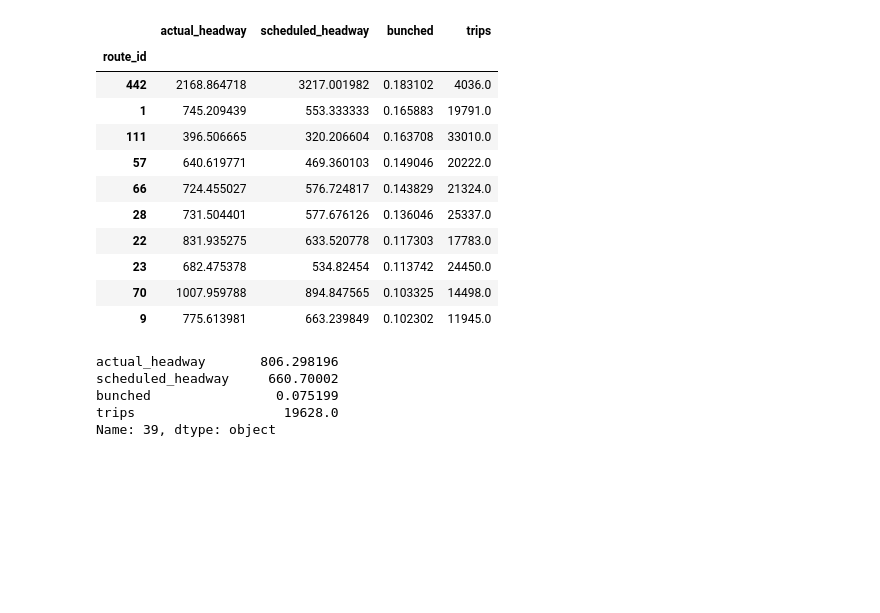
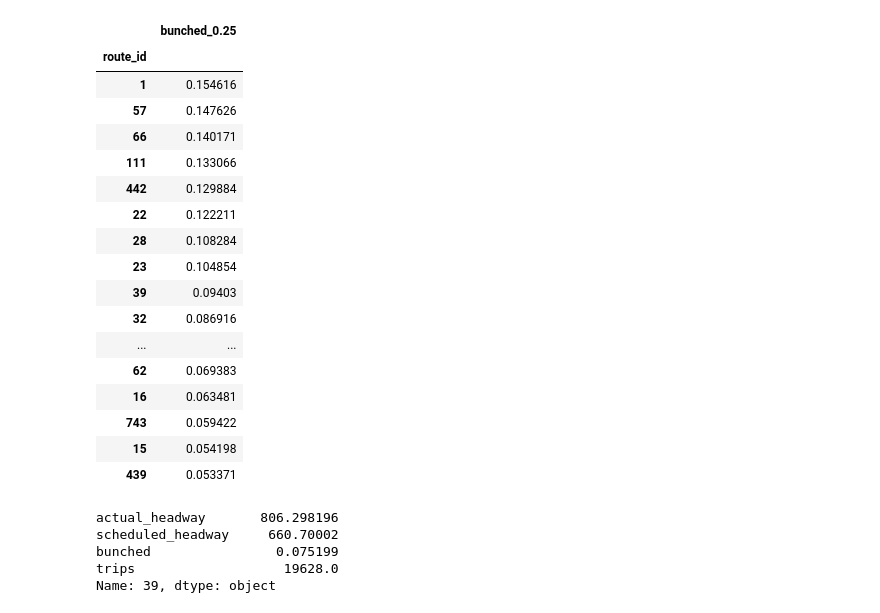
Before and after one commit to transitmatters/bunching-reports, a Jupyter notebook: bunchie_noload.ipynb, the cells around one changed output. Cells and saved outputs as stored; diff of their text form; code cells hidden in the pictures; blank space fills up the shorter version.

Commit message:
final code in bunchie_noload.ipynb and pokey.ipynb. Also updated bunching reports for 2023 data and scheduled-headway based bunch calcs

```diff
--- a/bunchie_noload.ipynb
+++ b/bunchie_noload.ipynb
@@ -9,7 +9,7 @@ import pathlib
 import glob
 import numpy as np
 # %%
-input_file = "./data/in-data/2023/MBTA-Bus-Arrival-Departure-Times_2023-06.csv"
+input_file = "./data/in-data/2023/MBTA-Bus-Arrival-Departure-Times_2023-08.csv"
 output_dir = "./data/out-data/"
 
 raw_dat = pd.read_csv(input_file)
@@ -51,6 +51,7 @@ Archive for 20230630 already exists: 20230629
 # That you can then read/load/process individually.
 # %%
 # routes = ["111", "39"]
+MONTH=10
 routes = all_routes
 
 direction = "*" # use 0 and 1 if you want to specify outbound and inbound. * will use both.
@@ -58,24 +59,25 @@ direction = "*" # use 0 and 1 if you want to specify outbound and inbound. * wil
 OUTPUT = dict()
 
 for ROUTE in routes:
-    files = glob.glob(f"{output_dir}/Events/monthly-bus-data/{ROUTE}-{direction}-*/**/events.csv.gz", recursive=True)
+    files = glob.glob(f"{output_dir}/Events/monthly-bus-data/{ROUTE}-{direction}-*/**/Month={MONTH}/events.csv.gz", recursive=True)
 
     route_output = []
     for f in files:
         df = pd.read_csv(f, parse_dates=['service_date',"event_time"])
-        df = df[(df.event_type == "ARR") & (df.service_date.dt.dayofweek < 5) & (df.event_time.dt.hour >= 7) & (df.event_time.dt.hour < 19)]
+        df = df[(df.event_type == "ARR") & (df.service_date.dt.dayofweek < 5) & df.event_time.dt.hour.isin(range(7,19))]
         df['actual_headway'] = df.groupby('service_date').event_time.diff().dt.seconds
 
         df = df[['actual_headway', 'scheduled_headway']].dropna()
 
-        df['bunched'] = df.actual_headway / df.scheduled_headway < 0.25
+        for n in [0.1, 0.2, 0.3, 0.4, 0.5, 0.25]:
+            df['bunched_' + str(n)] = df.actual_headway / df.scheduled_headway < n
 
         route_output.append(df)
 
     output = pd.concat(route_output)
     n_trips = len(output)
     output = output.agg("mean")
-    output.columns = ["mean_actual_headway", "mean_scheduled_headway", "bunched_ratio"]
+    output.rename({"actual_headway": "mean_actual_headway", "scheduled_headway": "mean_scheduled_headway"}, inplace=True)
     output["trips"] = n_trips
     output["route_id"] = ROUTE
 
@@ -101,18 +131,24 @@ data
 # %%
-data[data.trips > 100].sort_values(by='bunched', ascending=False).head(10)
+data[data.trips > 100][["bunched_0.25"]].sort_values(by='bunched_0.25', ascending=False).head(20) # aug
 # %% [output]
-|  | actual_headway | scheduled_headway | bunched | trips |
-| route_id |  |  |  |  |
-| 442 | 2168.864718 | 3217.001982 | 0.183102 | 4036.0 |
-| 1 | 745.209439 | 553.333333 | 0.165883 | 19791.0 |
-| 111 | 396.506665 | 320.206604 | 0.163708 | 33010.0 |
-| 57 | 640.619771 | 469.360103 | 0.149046 | 20222.0 |
-| 66 | 724.455027 | 576.724817 | 0.143829 | 21324.0 |
-| 28 | 731.504401 | 577.676126 | 0.136046 | 25337.0 |
-| 22 | 831.935275 | 633.520778 | 0.117303 | 17783.0 |
-| 23 | 682.475378 | 534.82454 | 0.113742 | 24450.0 |
-| 70 | 1007.959788 | 894.847565 | 0.103325 | 14498.0 |
-| 9 | 775.613981 | 663.239849 | 0.102302 | 11945.0 |
+|  | bunched_0.25 |
+| route_id |  |
+| 1 | 0.154616 |
+| 57 | 0.147626 |
+| 66 | 0.140171 |
+| 111 | 0.133066 |
+| 442 | 0.129884 |
+| 22 | 0.122211 |
+| 28 | 0.108284 |
+| 23 | 0.104854 |
+| 39 | 0.09403 |
+| 32 | 0.086916 |
+| ... | ... |
+| 62 | 0.069383 |
+| 16 | 0.063481 |
+| 743 | 0.059422 |
+| 15 | 0.054198 |
+| 439 | 0.053371 |
 # %%
 data.loc["39"]
 # %% [output]
```
Also changed, not shown: parts of 4 cells of this notebook, 12 other files.
